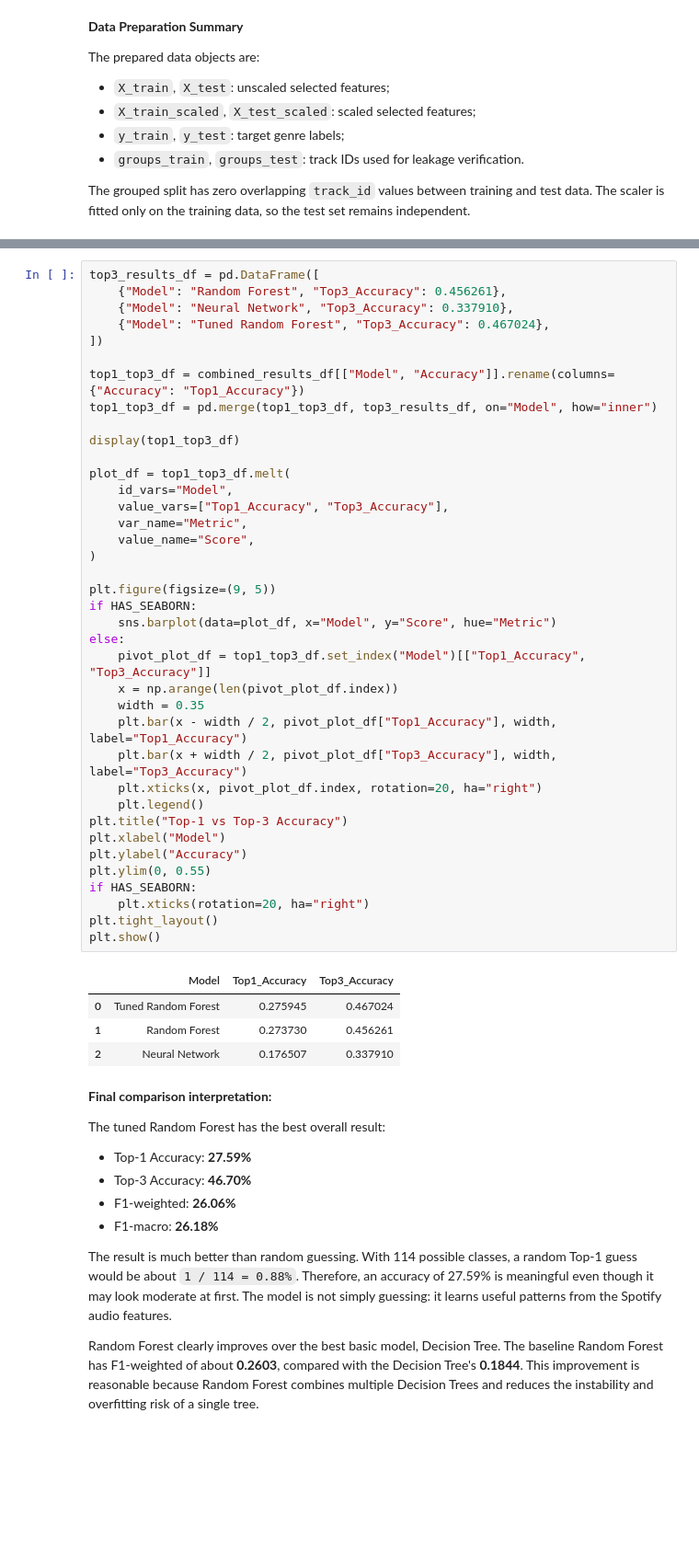
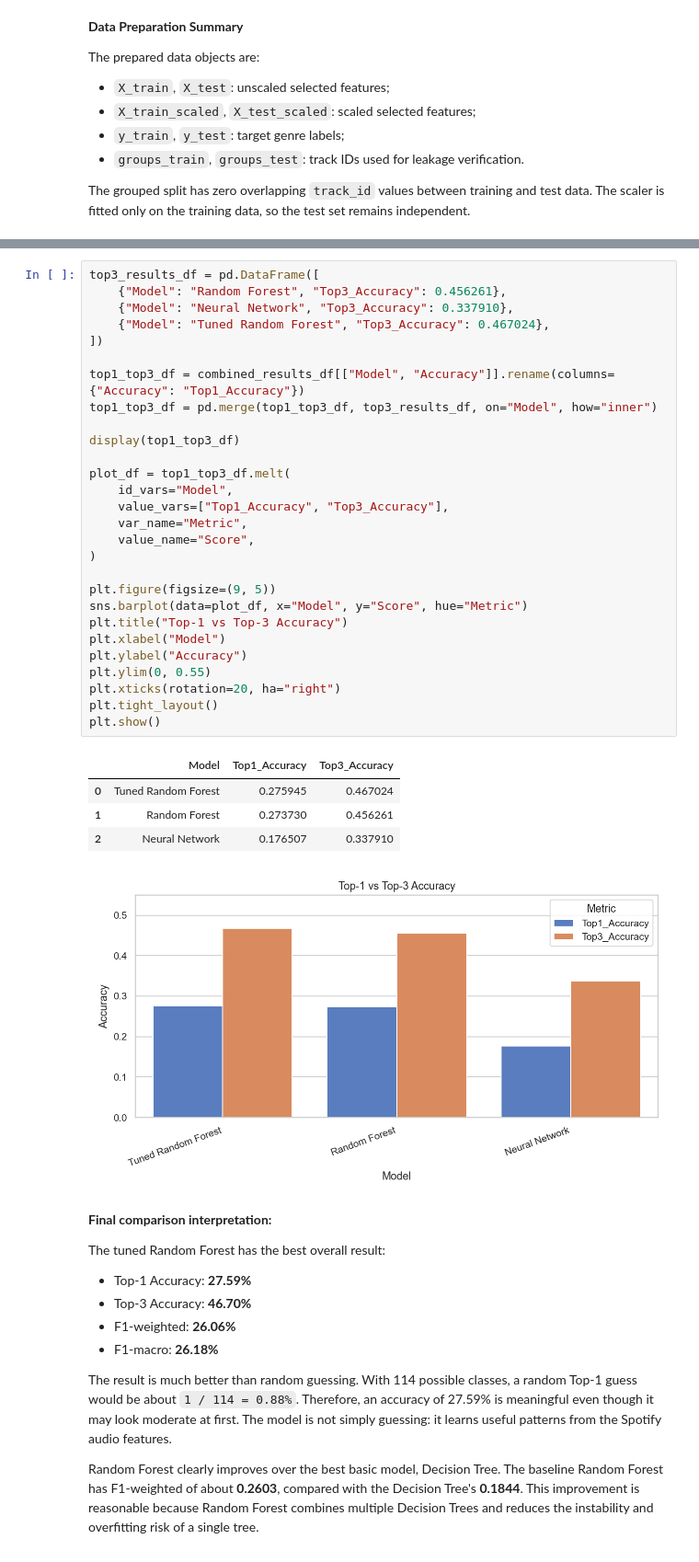
Before and after one commit to charlotte790/spotify-tracks-final-project, a Jupyter notebook: notebooks/heyi_integrated_notebook.ipynb, the cells around one changed output, grey strips where cells are left out. Shown at 92% size. Cells and saved outputs as stored; diff of their text form; blank space fills up the shorter version.

```diff
--- a/notebooks/heyi_integrated_notebook.ipynb
+++ b/notebooks/heyi_integrated_notebook.ipynb
@@ -1717,45 +1681,36 @@ plt.show()
 top3_results_df = pd.DataFrame([
     {"Model": "Random Forest", "Top3_Accuracy": 0.456261},
     {"Model": "Neural Network", "Top3_Accuracy": 0.337910},
     {"Model": "Tuned Random Forest", "Top3_Accuracy": 0.467024},
 ])
 
 top1_top3_df = combined_results_df[["Model", "Accuracy"]].rename(columns={"Accuracy": "Top1_Accuracy"})
 top1_top3_df = pd.merge(top1_top3_df, top3_results_df, on="Model", how="inner")
 
 display(top1_top3_df)
 
 plot_df = top1_top3_df.melt(
     id_vars="Model",
     value_vars=["Top1_Accuracy", "Top3_Accuracy"],
     var_name="Metric",
     value_name="Score",
 )
 
 plt.figure(figsize=(9, 5))
-if HAS_SEABORN:
-    sns.barplot(data=plot_df, x="Model", y="Score", hue="Metric")
-else:
-    pivot_plot_df = top1_top3_df.set_index("Model")[["Top1_Accuracy", "Top3_Accuracy"]]
-    x = np.arange(len(pivot_plot_df.index))
-    width = 0.35
-    plt.bar(x - width / 2, pivot_plot_df["Top1_Accuracy"], width, label="Top1_Accuracy")
-    plt.bar(x + width / 2, pivot_plot_df["Top3_Accuracy"], width, label="Top3_Accuracy")
-    plt.xticks(x, pivot_plot_df.index, rotation=20, ha="right")
-    plt.legend()
+sns.barplot(data=plot_df, x="Model", y="Score", hue="Metric")
 plt.title("Top-1 vs Top-3 Accuracy")
 plt.xlabel("Model")
 plt.ylabel("Accuracy")
 plt.ylim(0, 0.55)
-if HAS_SEABORN:
-    plt.xticks(rotation=20, ha="right")
+plt.xticks(rotation=20, ha="right")
 plt.tight_layout()
 plt.show()
 # %% [output]
 |  | Model | Top1_Accuracy | Top3_Accuracy |
 | 0 | Tuned Random Forest | 0.275945 | 0.467024 |
 | 1 | Random Forest | 0.273730 | 0.456261 |
 | 2 | Neural Network | 0.176507 | 0.337910 |
+[figure, added]
 # %% [markdown]
 **Final comparison interpretation:**
 
```
Also changed, not shown: parts of 21 cells of this notebook.
